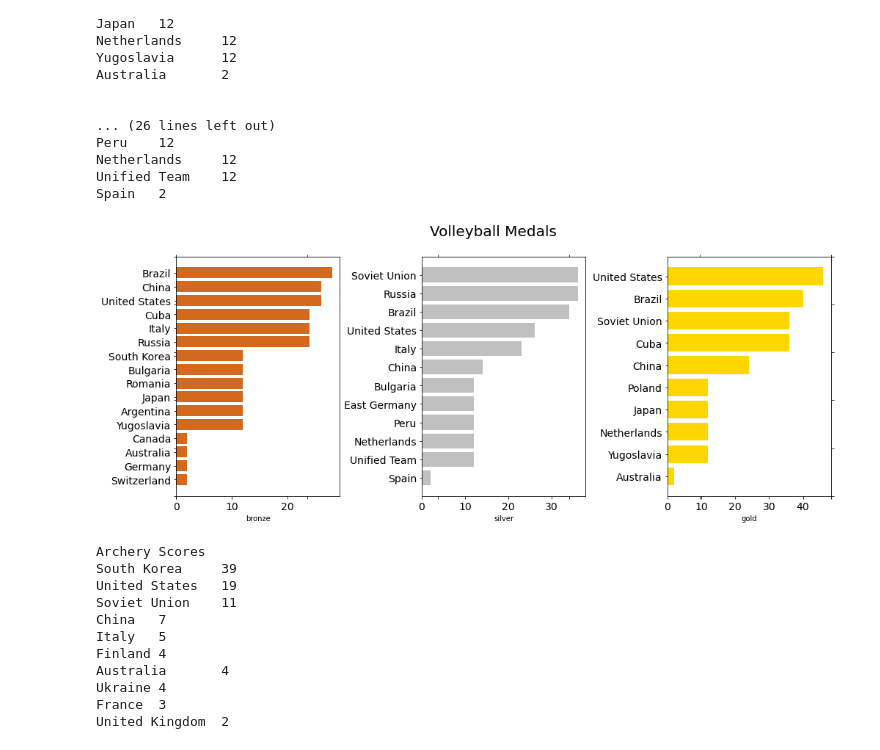
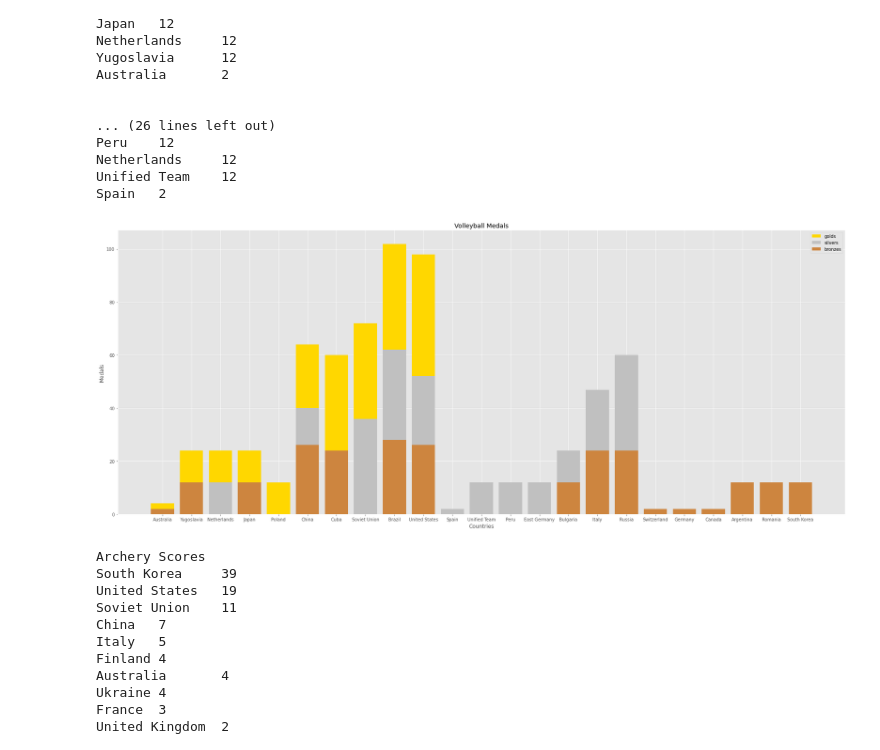
Before and after one commit to fdac20/Olympics, a Jupyter notebook: code/AnalyzeData.ipynb, the cells around one changed output. Saved outputs shown, nothing was run; the diff lists cells and outputs as text; code cells hidden in the pictures.

```diff
--- a/code/AnalyzeData.ipynb
+++ b/code/AnalyzeData.ipynb
@@ -321,10 +366,10 @@ Spain   2
 # %%
 goldVRS = goldVS [ 0:len(goldVS) ] [::-1]
 silverVRS = silverVS [ 0:len(silverVS) ] [::-1]
 bronzeVRS = bronzeVS [ 0:len(bronzeVS) ] [::-1]
-plotThreeLists(goldVRS,silverVRS,bronzeVRS, "Volleyball Medals")
+plotTogetherLists(goldVRS,silverVRS,bronzeVRS, "Volleyball Medals")
 # %% [output]
-[figure, old version]
+[figure, new version]
 # %%
 def CalculateScore(gold, silver, bronze):
     score = {}
```
Also changed, not shown: parts of 12 cells of this notebook.
